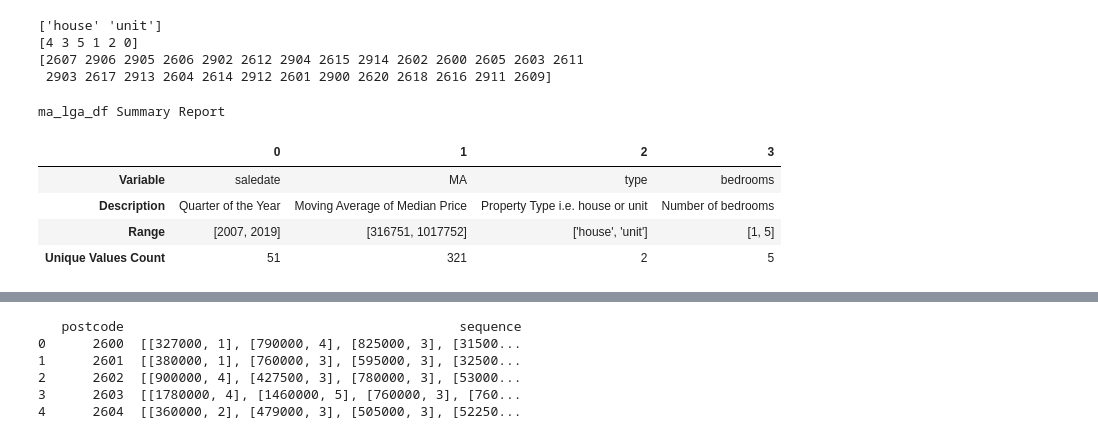
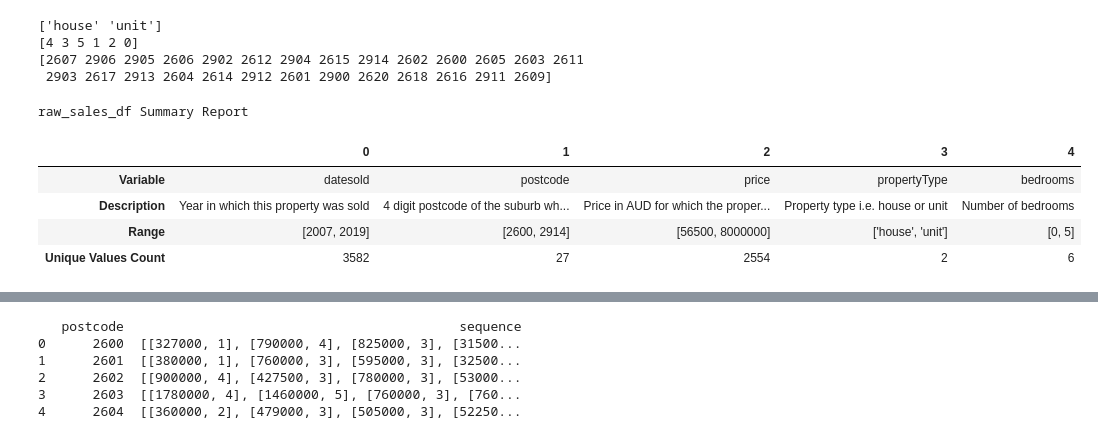
Before and after one commit to gracesosa/RealEstate_TrendClassification, a Jupyter notebook: Notebooks/DataPreprocessing.ipynb, the cells around one changed output, grey strips where cells are left out. Cells and saved outputs as stored; diff of their text form; code cells hidden in the pictures.

```diff
--- a/Notebooks/DataPreprocessing.ipynb
+++ b/Notebooks/DataPreprocessing.ipynb
@@ -79,7 +79,7 @@ def summarize_single_dataframe(df, dataset_name):
 
         report.append({
             'Variable': col,
-            'Description': descriptions_ma.get(col, ''),  # Use the description for the column
+            'Description': descriptions_raw.get(col, ''),  # Use the description for the column
             'Range': col_range if len(col_range) > 1 else [col_range[0], col_range[0]],
             'Unique Values Count': len(unique_vals)
         })
@@ -97,37 +97,37 @@ def summarize_single_dataframe(df, dataset_name):
         'border-color': 'black',
         'border-style': 'solid',
         'border-width': '1px'
     })
 
     # Bold the 'Variable' column and header row
     styled_df = styled_df.set_table_styles([{
         'selector': 'th',
         'props': [('font-weight', 'bold'), ('text-align', 'center')]
     },
     {
     'selector': 'tr:nth-child(1)',
     'props': [('font-weight', 'bold')]
     },
     {
         'selector': 'td:nth-child(1)',
         'props': [('font-weight', 'bold')]
     }])
 
     # Add a title centered above the table
     styled_df = styled_df.set_caption(f'<div style="text-align: center; font-size: 18px; font-weight: bold;"> {dataset_name} Summary Report </div>')
 
     return styled_df
 
 # Summarize a single dataframe (use raw_sales_df or ma_lga_df)
 styled_report1 = summarize_single_dataframe(raw_sales_df, 'raw_sales_df')
 styled_report2 = summarize_single_dataframe(ma_lga_df, 'ma_lga_df')
 
 # Display the styled dataframe (in Jupyter Notebooks or similar environments)
-styled_report2
+styled_report1
 # %% [output]
-ma_lga_df Summary Report
+raw_sales_df Summary Report
-|  | 0 | 1 | 2 | 3 |
-| Variable | saledate | MA | type | bedrooms |
-| Description | Quarter of the Year | Moving Average of Median Price | Property Type i.e. house or unit | Number of bedrooms |
-| Range | [2007, 2019] | [316751, 1017752] | ['house', 'unit'] | [1, 5] |
-| Unique Values Count | 51 | 321 | 2 | 5 |
+|  | 0 | 1 | 2 | 3 | 4 |
+| Variable | datesold | postcode | price | propertyType | bedrooms |
+| Description | Year in which this property was sold | 4 digit postcode of the suburb wh... | Price in AUD for which the proper... | Property type i.e. house or unit | Number of bedrooms |
+| Range | [2007, 2019] | [2600, 2914] | [56500, 8000000] | ['house', 'unit'] | [0, 5] |
+| Unique Values Count | 3582 | 27 | 2554 | 2 | 6 |
```
Also changed, not shown: parts of 11 cells of this notebook, 1 other file.
